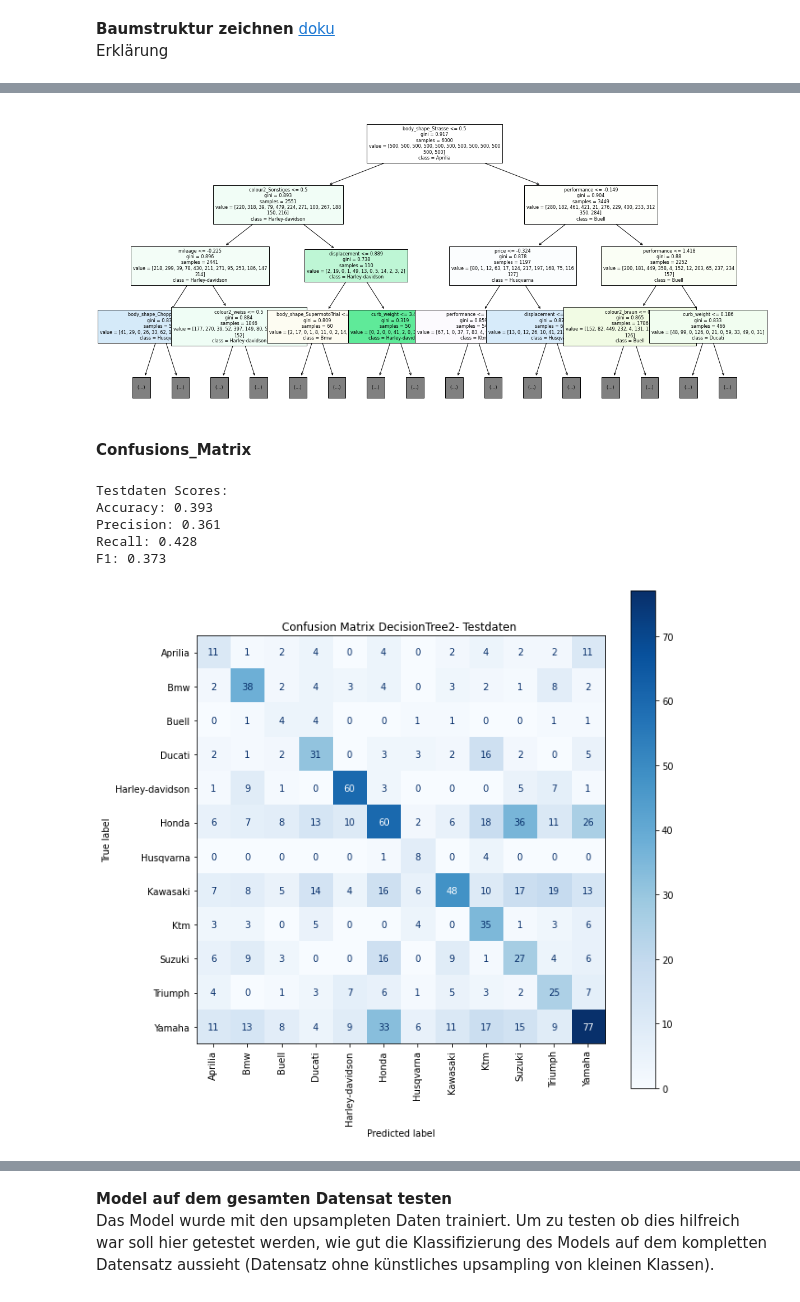
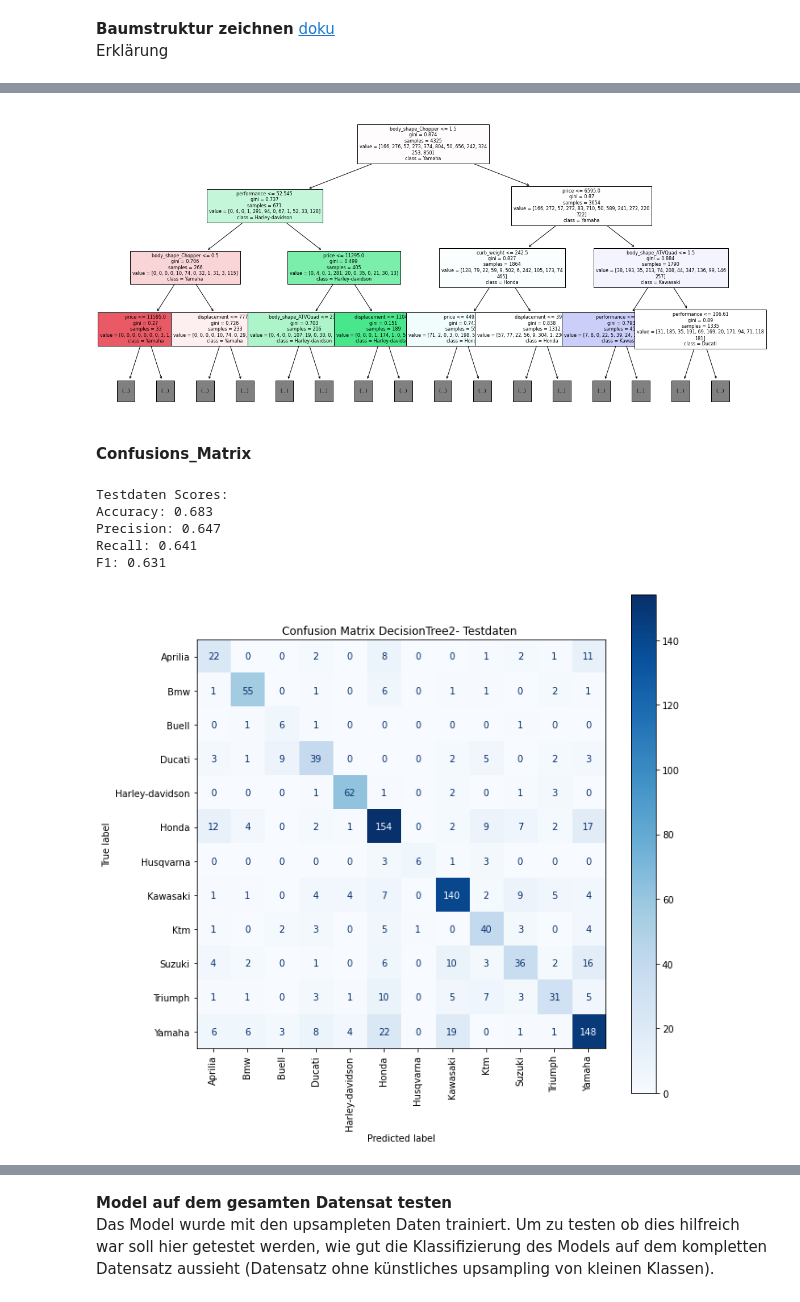
Before and after one commit to rootpi2203/ds_gml, a Jupyter notebook: gml_minichallenge_2/gml_minichallenge_2.ipynb, the cells around one changed output, grey strips where cells are left out. Cells and saved outputs as stored; diff of their text form; code cells hidden in the pictures.

```diff
--- a/gml_minichallenge_2/gml_minichallenge_2.ipynb
+++ b/gml_minichallenge_2/gml_minichallenge_2.ipynb
@@ -2662,0 +2642,14 @@ X_train_scaled
+# %%
+from sklearn.tree import DecisionTreeClassifier
+from sklearn.model_selection import GridSearchCV
+from sklearn.model_selection import RandomizedSearchCV
+
+# Daten vorbereiten
+attr_tree_2 = ['displacement', 'performance', 'price', 'curb_weight', 'mileage', 'age_year', 'body_shape', 'brand']
+df_tree_model2 = df_moto_clean[attr_tree_2]
+
+# setze Attribute body_shape als Zahl
+df_tree_model2_num = df_tree_model2.copy()
+df_tree_model2_num['body_shape_num'] = df_tree_model2['body_shape'].cat.codes.copy()
+df_tree_model2_num.drop('body_shape', axis=1, inplace=True)
+df_tree_model2_num
@@ -2663,3 +2670,11 @@ X_train_scaled
+# %%
+# Erstellen der Daten für das Baummodell
+X_tree2 = df_tree_model2_num.copy().drop('brand', axis=1)
+y_tree2 = df_tree_model2_num.copy()['brand']
+
+# Aufteilung in Train- Testdaten
+X_train_tree2, X_test_tree2, y_train_tree2, y_test_tree2 = train_test_split(X_tree2, y_tree2, test_size=0.2,
+                                                                                random_state=42, shuffle=True)
 # %% [markdown]
 Auch hier kann RandomizedSearchCV helfen die optimalen Parameter zu finden. Welche Parameter sinvoll sind zu optimieren findet man in der [Dokumentation](https://scikit-learn.org/stable/modules/generated/sklearn.tree.DecisionTreeClassifier.html#sklearn.tree.DecisionTreeClassifier) von sklearn oder mit `mlp_sklearn.get_params().keys()`. Anhand der besten Parameter kann die Range fortlaufen eingegrentzt werden, somit enthalten die untenstehenden Parameter bereits eine grob eingrenzung (Zeit ersparniss).
 # %%
@@ -2683,7 +2698,7 @@ random_grid_tree = RandomizedSearchCV(estimator=tree_sklearn,
                               param_distributions=param_grid,
                               cv=6, verbose=1)
 
-random_grid_tree.fit(X_train_scaled, y_train)
+random_grid_tree.fit(X_train_tree2, y_train_tree2)
 
 # Randomized Search Parameter Info
 print('Beste Parameter und Scores:')
@@ -2717,28 +2732,28 @@ plot_tree(random_grid_tree.best_estimator_,  max_depth=3, fontsize=8,
           class_names=np.unique(y_train), filled=True)
 plt.show()
 # %% [output]
-[figure, old version]
+[figure, new version]
 # %% [markdown]
 **Confusions_Matrix**
 # %%
 # Vorhersage für Marke erstellen
-y_train_pred = random_grid_tree.best_estimator_.predict(X_train_scaled)
-y_test_pred = random_grid_tree.best_estimator_.predict(X_test_scaled)
+y_train_pred = random_grid_tree.best_estimator_.predict(X_train_tree2)
+y_test_pred = random_grid_tree.best_estimator_.predict(X_test_tree2)
 
 # F1 Score Testdaten
 print('Testdaten Scores:')
-tree2_sklearn_acc, tree2_sklearn_acc, tree2_sklearn_pre, tree2_sklearn_f1 = calc_class_scores(y_test, y_test_pred, print_info=True)
+tree2_sklearn_acc, tree2_sklearn_acc, tree2_sklearn_pre, tree2_sklearn_f1 = calc_class_scores(y_test_tree2, y_test_pred, print_info=True)
 # %% [output]
 Testdaten Scores:
-Accuracy: 0.393
-Precision: 0.361
-Recall: 0.428
-F1: 0.373
+Accuracy: 0.683
+Precision: 0.647
+Recall: 0.641
+F1: 0.631
 # %%
 fig, ax = plt.subplots(figsize=(10, 10))
-plot_confusion_matrix(random_grid_tree.best_estimator_, X_test_scaled, y_test,
+plot_confusion_matrix(random_grid_tree.best_estimator_, X_test_tree2, y_test_tree2,
                       xticks_rotation='vertical', cmap=plt.cm.Blues, ax=ax)
 plt.title('Confusion Matrix DecisionTree2- Testdaten ')
 plt.show()
 # %% [output]
-[figure, old version]
+[figure, new version]
```
Also changed, not shown: parts of 13 cells of this notebook.
